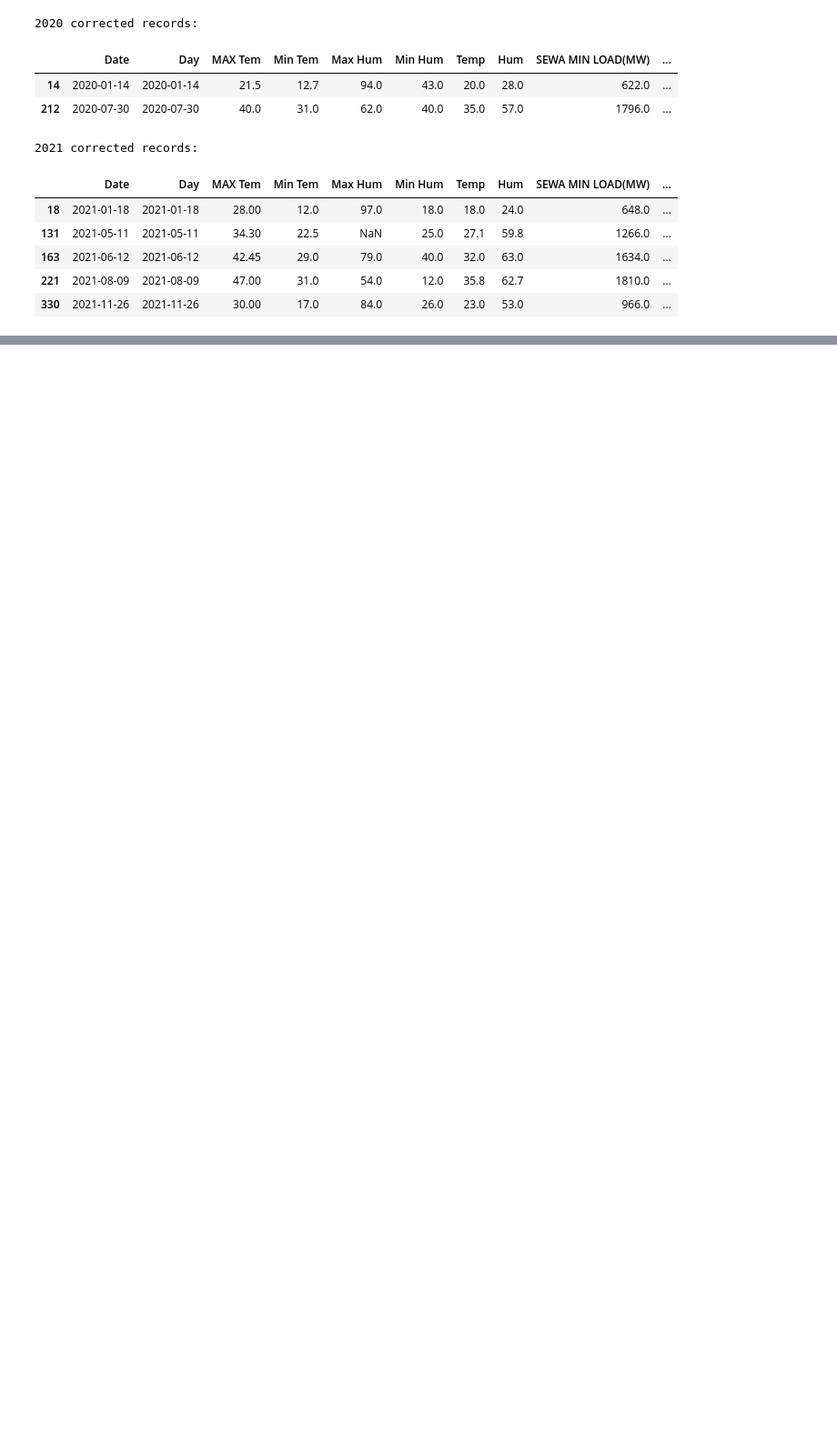
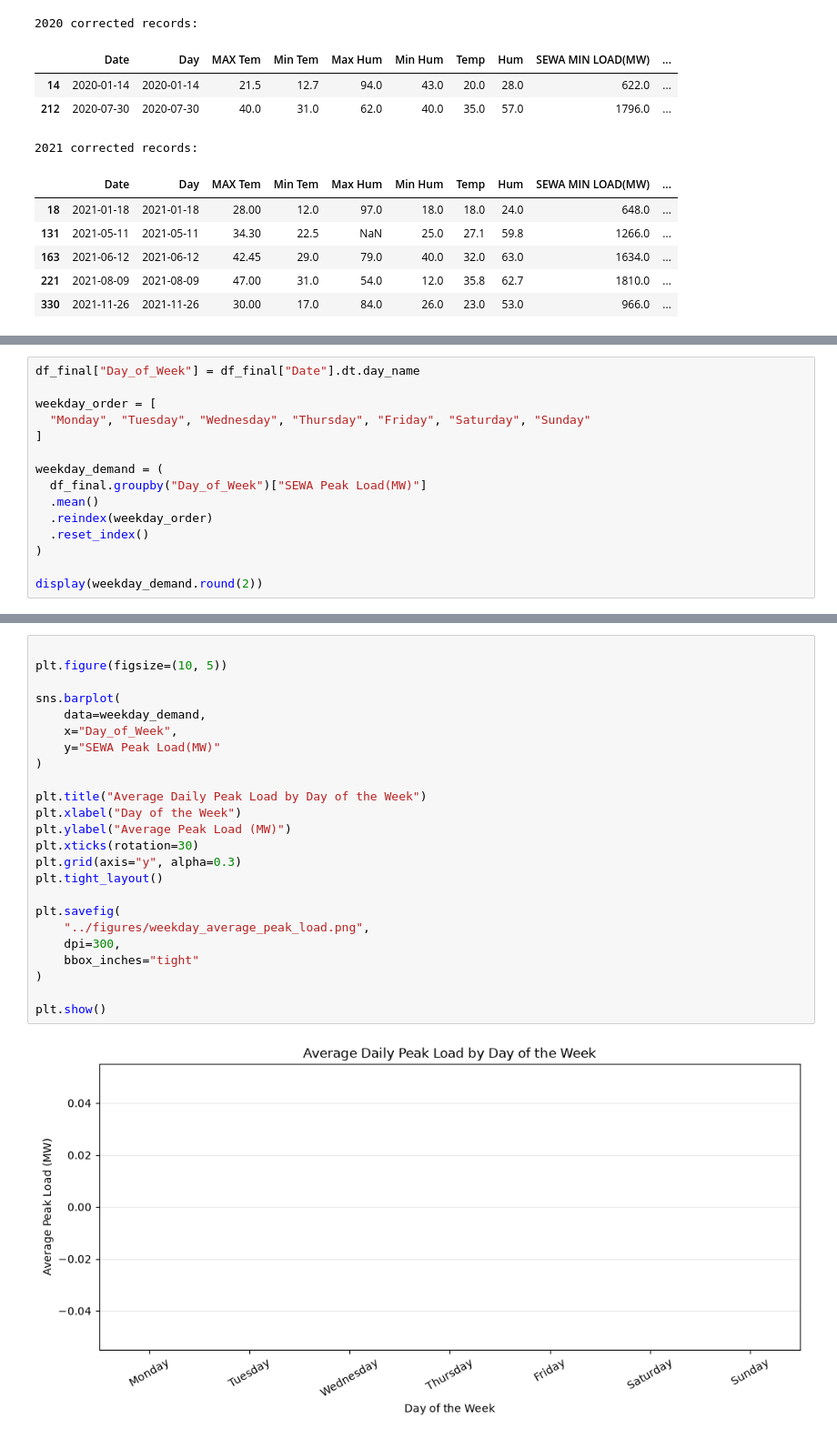
Before and after one commit to NSJeremiah01/sewa-peak-load-forecasting, a Jupyter notebook: notebooks/01_SEWA_Data_Understanding.ipynb, the cells around one changed output, grey strips where cells are left out. Shown at 91% size. Saved outputs shown, nothing was run; the diff lists cells and outputs as text; blank space fills up the shorter version.

```diff
--- a/notebooks/01_SEWA_Data_Understanding.ipynb
+++ b/notebooks/01_SEWA_Data_Understanding.ipynb
@@ -884,0 +1654,15 @@ display(
+# %%
+df_final["Day_of_Week"] = df_final["Date"].dt.day_name
+
+weekday_order = [
+  "Monday", "Tuesday", "Wednesday", "Thursday", "Friday", "Saturday", "Sunday"
+]
+
+weekday_demand = (
+  df_final.groupby("Day_of_Week")["SEWA Peak Load(MW)"]
+  .mean()
+  .reindex(weekday_order)
+  .reset_index()
+)
+
+display(weekday_demand.round(2))
@@ -884,0 +1678,26 @@ display(
+# %%
+
+plt.figure(figsize=(10, 5))
+
+sns.barplot(
+    data=weekday_demand,
+    x="Day_of_Week",
+    y="SEWA Peak Load(MW)"
+)
+
+plt.title("Average Daily Peak Load by Day of the Week")
+plt.xlabel("Day of the Week")
+plt.ylabel("Average Peak Load (MW)")
+plt.xticks(rotation=30)
+plt.grid(axis="y", alpha=0.3)
+plt.tight_layout()
+
+plt.savefig(
+    "../figures/weekday_average_peak_load.png",
+    dpi=300,
+    bbox_inches="tight"
+)
+
+plt.show()
+# %% [output]
+[figure, added]
```
Also changed, not shown: parts of 60 cells of this notebook, 11 other files.
